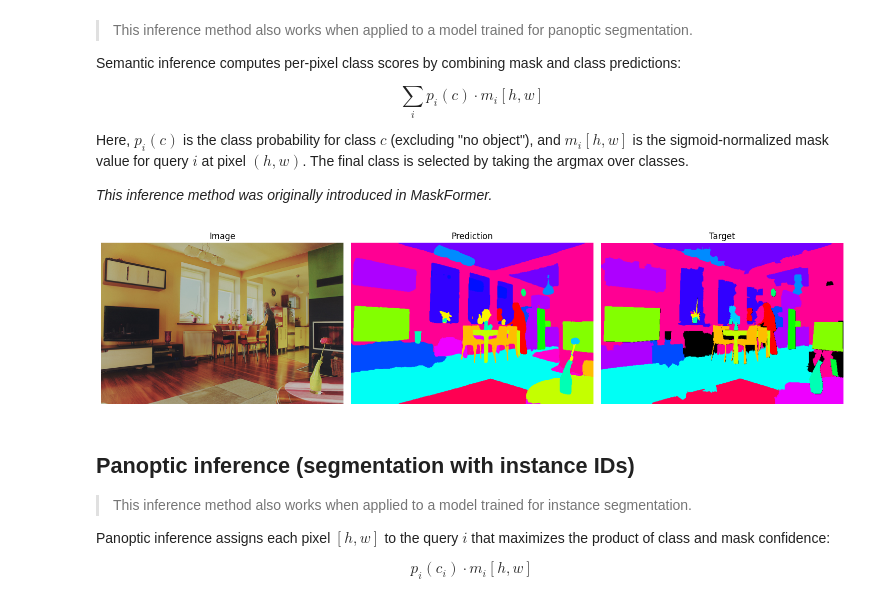
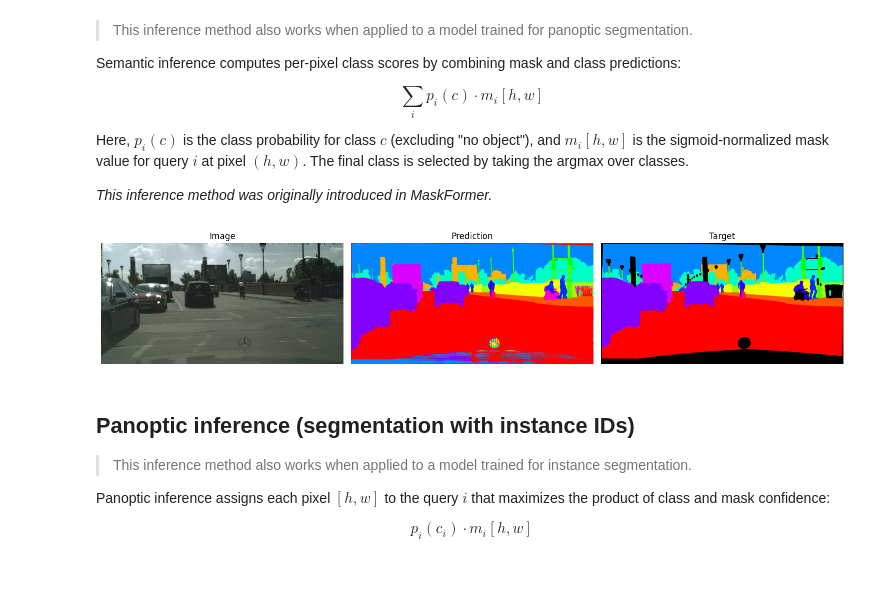
Before and after one commit to strafabio1/AnomalySegmentation_Project, a Jupyter notebook: eomt/inference.ipynb, the cells around one changed output. Cells and saved outputs as stored; diff of their text form; code cells hidden in the pictures; blank space fills up the shorter version.

Commit message:
Modificated to show prediction for both cityscapes and coco for an image

```diff
--- a/eomt/inference.ipynb
+++ b/eomt/inference.ipynb
@@ -22,14 +40,17 @@ import importlib
 
 seed_everything(0, verbose=False)
 
-device = 0  # TODO: change to the GPU you want to use
-img_idx = 0  # TODO: change to the index of the image you want to visualize
-config_path = "configs/dinov2/coco/panoptic/eomt_giant_1280.yaml"  # TODO: change to the config file
-data_path = "/mnt/sda1/tkerssies"  # TODO: change to the dataset directory
+device = 2  # TODO: change to the GPU you want to use
+img_idx = 211 # TODO: change to the index of the image you want to visualize
+config_path_coco = "configs/dinov2/coco/panoptic/eomt_base_640_2x.yaml"
+config_path_cityscapes = "configs/dinov2/cityscapes/semantic/eomt_base_640.yaml"
+data_path = "../Cityscapes"  # TODO: change to the dataset directory
 
-with open(config_path, "r") as f:
-    config = yaml.safe_load(f)
+with open(config_path_coco, "r") as f:
+    config_coco = yaml.safe_load(f)
 
+with open(config_path_cityscapes, "r") as f:
+    config_city = yaml.safe_load(f)
 
 def create_mapping(images, ignore_index):
     unique_ids = np.unique(np.concatenate([np.unique(img) for img in images]))
@@ -51,0 +71,8 @@ ModuleNotFoundError: No module named 'lightning'
+# %%
+# Check if CUDA (NVIDIA GPU) is available
+if torch.cuda.is_available():
+    device = torch.device("cuda")
+    print(f"GPU detected: {torch.cuda.get_device_name(0)}")
+else:
+    device = torch.device("cpu")
+    print("No GPU detected, using CPU.")
@@ -167,54 +205,54 @@ Here, $p_i(c)$ is the class probability for class $c$ (excluding "no object"), a
 # %%
 IGNORE_INDEX = 255
 
-
-def infer_semantic(img, target):
+def infer_semantic(model_sem, data_val, img, target):
     with torch.no_grad(), autocast(dtype=torch.float16, device_type="cuda"):
         imgs = [img.to(device)]
         img_sizes = [img.shape[-2:] for img in imgs]
-        crops, origins = model.window_imgs_semantic(imgs)
 
-        mask_logits_per_layer, class_logits_per_layer = model(crops)
+        crops, origins = model_sem.window_imgs_semantic(imgs)
+
+        mask_logits_per_layer, class_logits_per_layer = model_sem(crops)
+
         mask_logits = F.interpolate(
-            mask_logits_per_layer[-1], data.img_size, mode="bilinear"
+            mask_logits_per_layer[-1], data_val.img_size, mode="bilinear"
         )
 
-        crop_logits = model.to_per_pixel_logits_semantic(
+        crop_logits = model_sem.to_per_pixel_logits_semantic(
             mask_logits, class_logits_per_layer[-1]
         )
-        logits = model.revert_window_logits_semantic(crop_logits, origins, img_sizes)
+        logits = model_sem.revert_window_logits_semantic(crop_logits, origins, img_sizes)
         preds = logits[0].argmax(0).cpu()
 
     pred_array = preds.numpy()
-    target_array = model.to_per_pixel_targets_semantic([target], IGNORE_INDEX)[
+    target_array = model_sem.to_per_pixel_targets_semantic([target], IGNORE_INDEX)[
         0
     ].numpy()
     return pred_array, target_array
 
 
 def plot_semantic_results(img, pred_array, target_array):
     mapping = create_mapping([pred_array, target_array], IGNORE_INDEX)
 
     fig, axes = plt.subplots(1, 3, figsize=(15, 5))
     axes[0].imshow(img.permute(1, 2, 0).cpu().numpy())
     axes[0].set_title("Image")
     axes[1].imshow(apply_colormap(pred_array, mapping))
     axes[1].set_title("Prediction")
     axes[2].imshow(apply_colormap(target_array, mapping))
     axes[2].set_title("Target")
 
     for ax in axes:
         ax.axis("off")
 
     plt.tight_layout()
     plt.show()
 
-
-img, target = data.val_dataloader().dataset[img_idx]
-pred_array, target_array = infer_semantic(img, target)
+img, target = data_city.val_dataloader().dataset[img_idx]
+pred_array, target_array = infer_semantic(model_semantic, data_city, img, target)
 plot_semantic_results(img, pred_array, target_array)
 # %% [output]
-[figure, old version]
+[figure, new version]
 # %% [markdown]
 ## Panoptic inference (segmentation with instance IDs)
 
```
Also changed, not shown: parts of 10 cells of this notebook, 1 other file.
